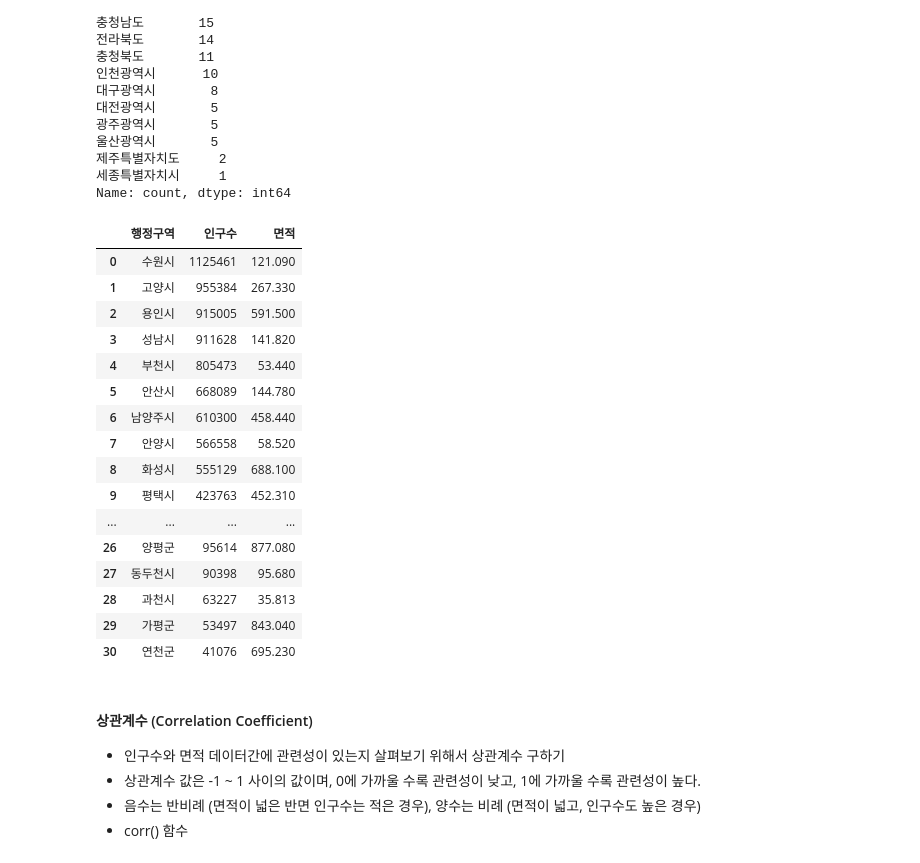
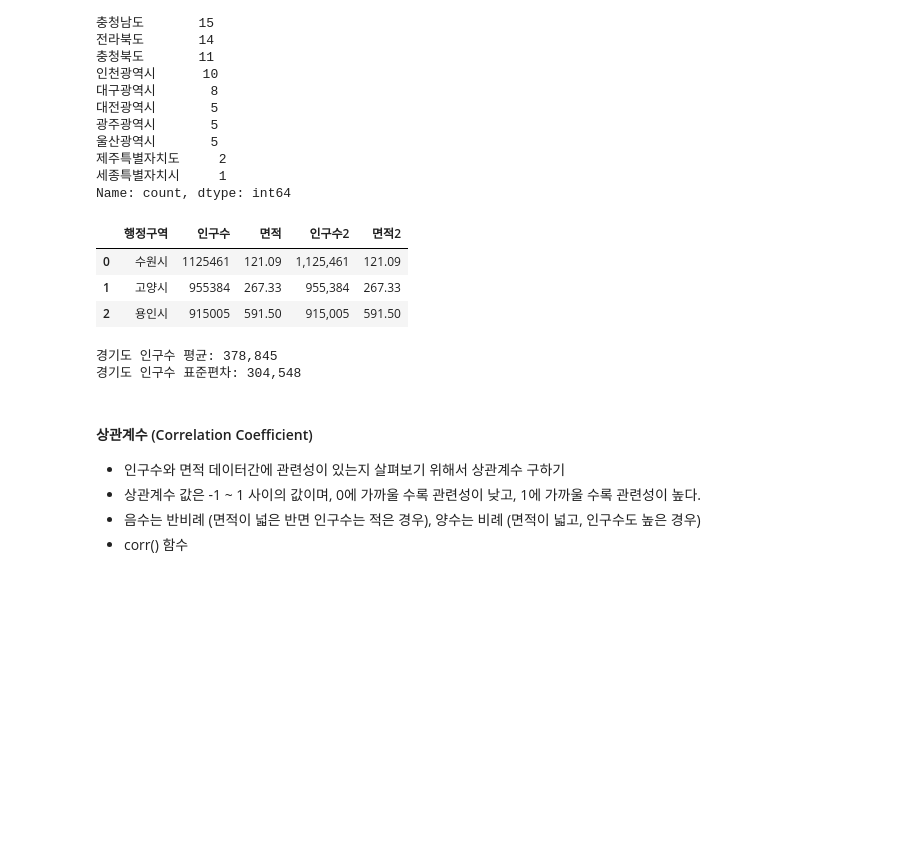
Before and after one commit to BosungPark24/Python_Webscraping_Analysis, a Jupyter notebook: 03-1.행정구역정보_분석과시각화.ipynb, the cells around one changed output. Saved outputs shown, nothing was run; the diff lists cells and outputs as text; code cells hidden in the pictures; blank space fills up the shorter version.

Commit message:
경기도 인구수의 평균과 표준편차 구하기

```diff
--- a/03-1.행정구역정보_분석과시각화.ipynb
+++ b/03-1.행정구역정보_분석과시각화.ipynb
@@ -292,27 +292,23 @@ Name: count, dtype: int64
 # %%
 #경기도에 속한 행정구역 확인하기
 gy_df = data.loc[data['광역시도'] == '경기도', ['행정구역', '인구수', '면적']].sort_values(by='인구수',ascending=False)\
 .reset_index(drop=True)
 #새로운 컬럼(인구수2, 면적2) 생성하기
 gy_df['인구수2']=gy_df['인구수'].map('{:,}'.format)
+gy_df['면적2']=gy_df['면적'].map('{:.2f}'.format)
+gy_df.head(3)
 # %% [output]
-|  | 행정구역 | 인구수 | 면적 |
-| 0 | 수원시 | 1125461 | 121.090 |
-| 1 | 고양시 | 955384 | 267.330 |
-| 2 | 용인시 | 915005 | 591.500 |
-| 3 | 성남시 | 911628 | 141.820 |
-| 4 | 부천시 | 805473 | 53.440 |
-| 5 | 안산시 | 668089 | 144.780 |
-| 6 | 남양주시 | 610300 | 458.440 |
-| 7 | 안양시 | 566558 | 58.520 |
-| 8 | 화성시 | 555129 | 688.100 |
-| 9 | 평택시 | 423763 | 452.310 |
-| ... | ... | ... | ... |
-| 26 | 양평군 | 95614 | 877.080 |
-| 27 | 동두천시 | 90398 | 95.680 |
-| 28 | 과천시 | 63227 | 35.813 |
-| 29 | 가평군 | 53497 | 843.040 |
-| 30 | 연천군 | 41076 | 695.230 |
+|  | 행정구역 | 인구수 | 면적 | 인구수2 | 면적2 |
+| 0 | 수원시 | 1125461 | 121.09 | 1,125,461 | 121.09 |
+| 1 | 고양시 | 955384 | 267.33 | 955,384 | 267.33 |
+| 2 | 용인시 | 915005 | 591.50 | 915,005 | 591.50 |
+# %%
+#경기도 인구수의 평균과 표준편차 구하기
+print(f'경기도 인구수 평균: {round(gy_df['인구수'].mean()):,}')
+print(f'경기도 인구수 표준편차: {round(gy_df['인구수'].std()):,}')
+# %% [output]
+경기도 인구수 평균: 378,845
+경기도 인구수 표준편차: 304,548
 # %% [markdown]
 #### 상관계수 (Correlation Coefficient)
 * 인구수와 면적 데이터간에 관련성이 있는지 살펴보기 위해서 상관계수 구하기
```
